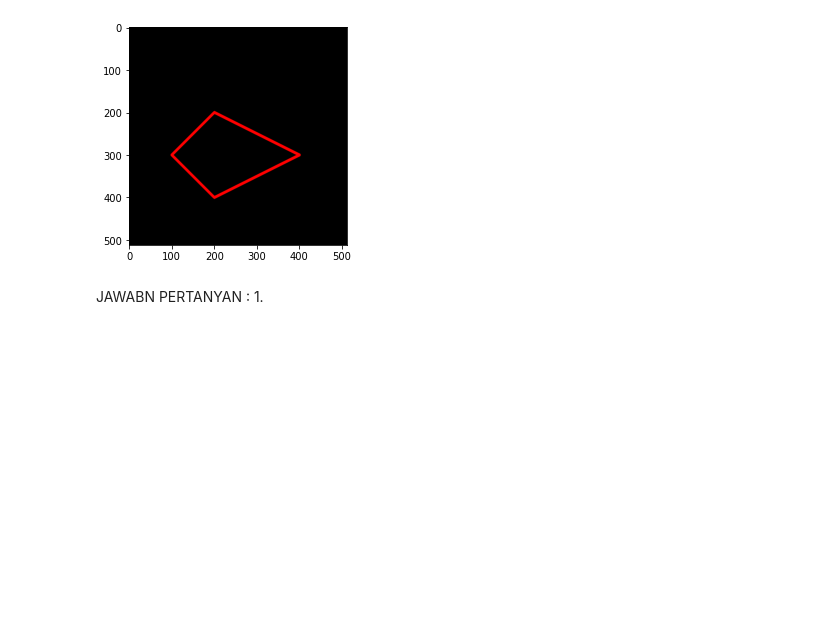
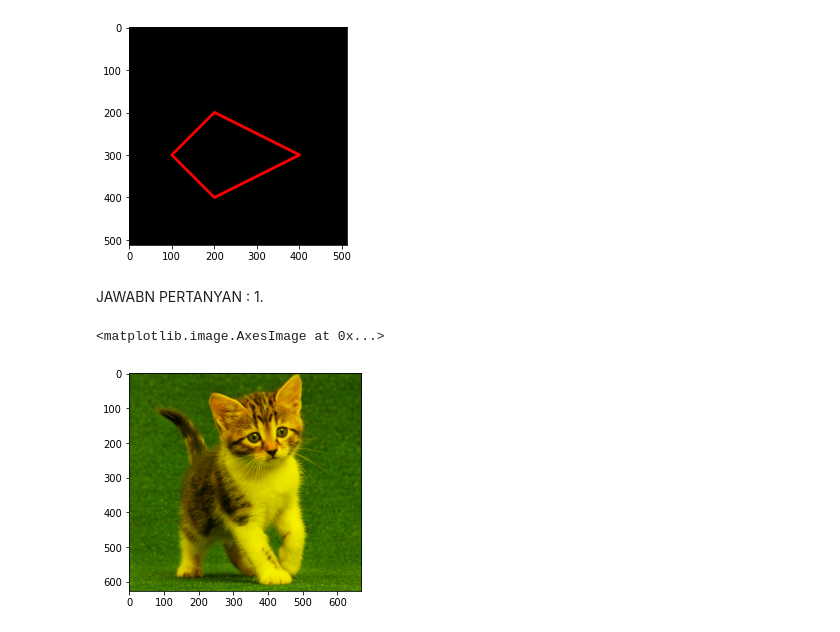
Before and after one commit to ririssilvia/PCVK_matrikulasi_2022, a Jupyter notebook: week02.ipynb, the cells around one changed output. Cells and saved outputs as stored; diff of their text form; code cells hidden in the pictures; blank space fills up the shorter version.

```diff
--- a/week02.ipynb
+++ b/week02.ipynb
@@ -131,3 +131,16 @@ plt.imshow(black_img2)
 # %% [markdown]
 JAWABN PERTANYAN :
 1.
+# %%
+# Tugas Nomor 1
+# RGB
+# 0:1:2
+# Red-Green
+img = cv.imread('/content/drive/MyDrive/PCVK/kitten01.jpg')
+img_rg = cv.cvtColor(img,cv.COLOR_BGR2RGB)
+
+img_rg[:,:,2] = 0
+plt.imshow(img_rg)
+# %% [output]
+<matplotlib.image.AxesImage at 0x...>
+[figure, added]
```
Also changed, not shown: parts of 2 cells of this notebook.
